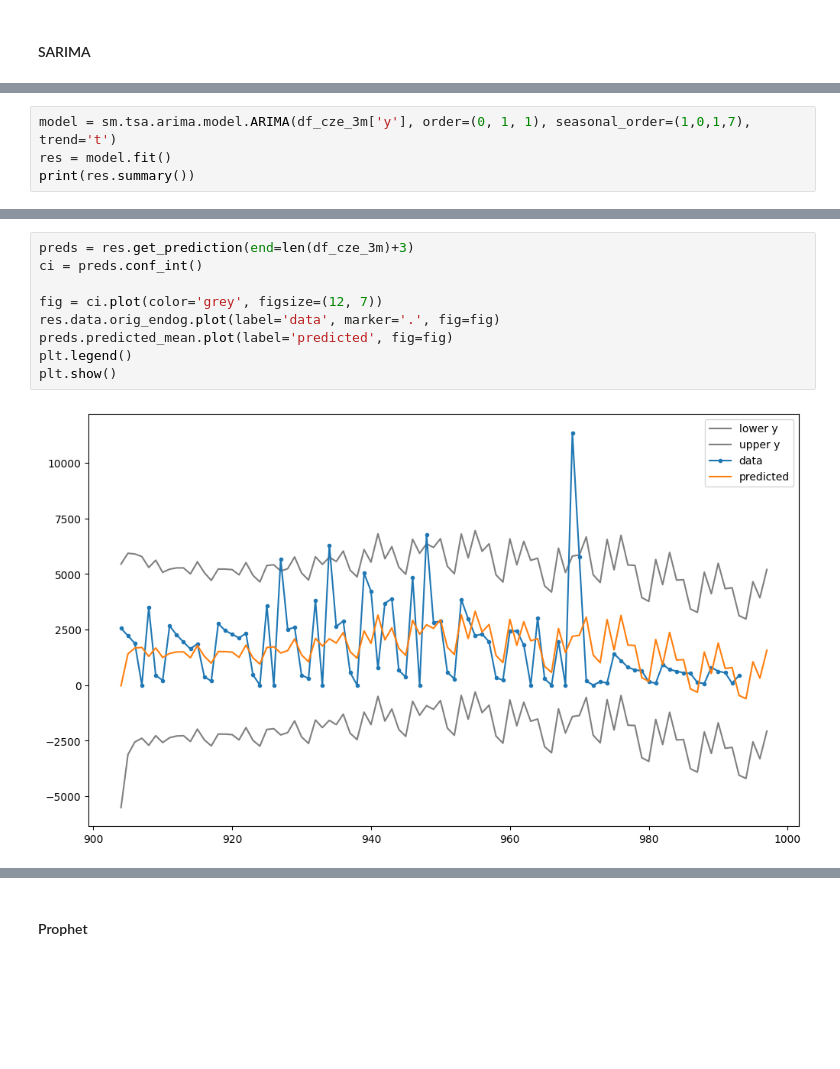
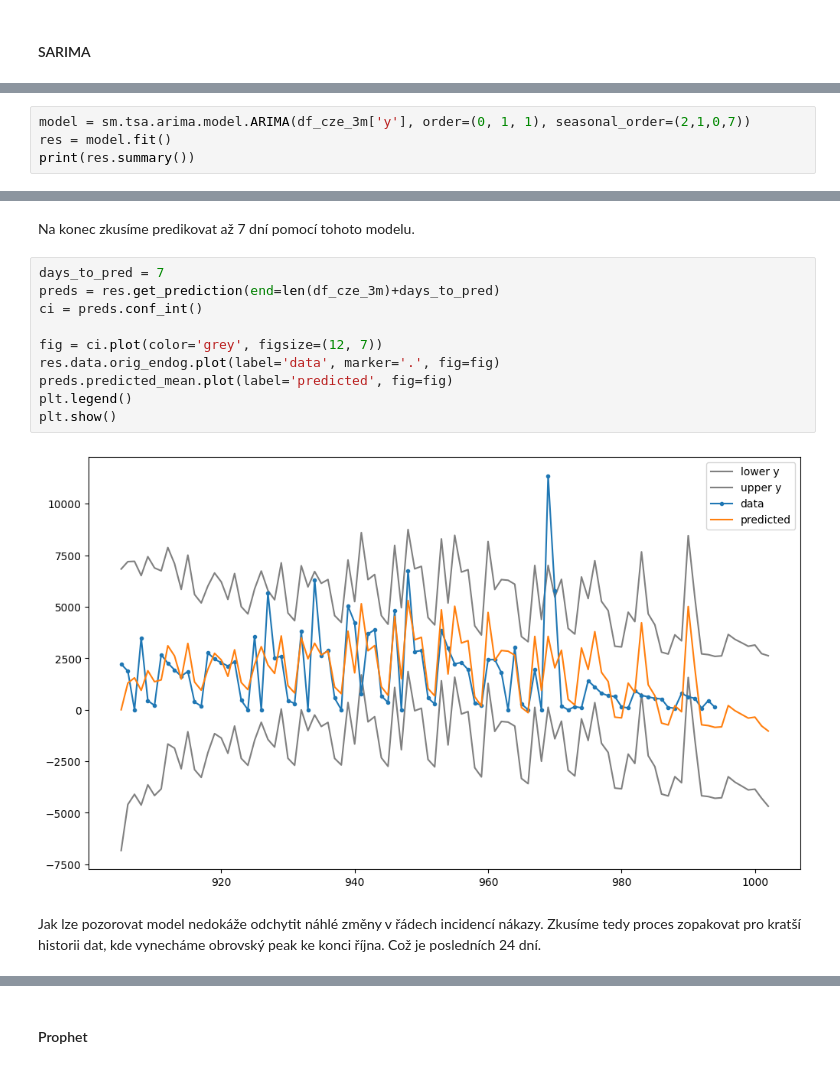
Before and after one commit to NevoleMarek/NI-SCR, a Jupyter notebook: 01_sarima_prophet.ipynb, the cells around one changed output, grey strips where cells are left out. Cells and saved outputs as stored; diff of their text form; blank space fills up the shorter version.

```diff
--- a/01_sarima_prophet.ipynb
+++ b/01_sarima_prophet.ipynb
@@ -166,5 +250,5 @@ Total fit time: 13.189 seconds
 # %%
-model = sm.tsa.arima.model.ARIMA(df_cze_3m['y'], order=(0, 1, 1), seasonal_order=(1,0,1,7), trend='t')
+model = sm.tsa.arima.model.ARIMA(df_cze_3m['y'], order=(0, 1, 1), seasonal_order=(2,1,0,7))
 res = model.fit()
 print(res.summary())
 # %% [output]
@@ -193,12 +277,17 @@ plt.show()
+# %% [markdown]
+Na konec zkusíme predikovat až 7 dní pomocí tohoto modelu.
 # %%
-preds = res.get_prediction(end=len(df_cze_3m)+3)
+days_to_pred = 7
+preds = res.get_prediction(end=len(df_cze_3m)+days_to_pred)
 ci = preds.conf_int()
 
 fig = ci.plot(color='grey', figsize=(12, 7))
 res.data.orig_endog.plot(label='data', marker='.', fig=fig)
 preds.predicted_mean.plot(label='predicted', fig=fig)
 plt.legend()
 plt.show()
 # %% [output]
-[figure, old version]
+[figure, new version]
+# %% [markdown]
+Jak lze pozorovat model nedokáže odchytit náhlé změny v řádech incidencí nákazy. Zkusíme tedy proces zopakovat pro kratší historii dat, kde vynecháme obrovský peak ke konci října. Což je posledních 24 dní.
 # %%
```
Also changed, not shown: parts of 63 cells of this notebook, 2 other files.
